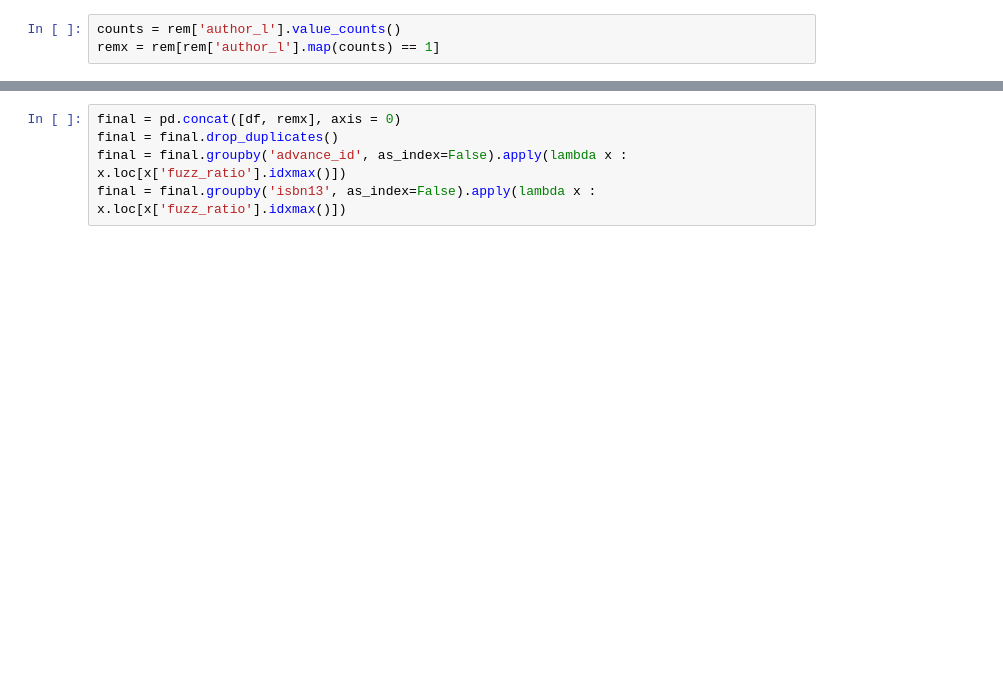
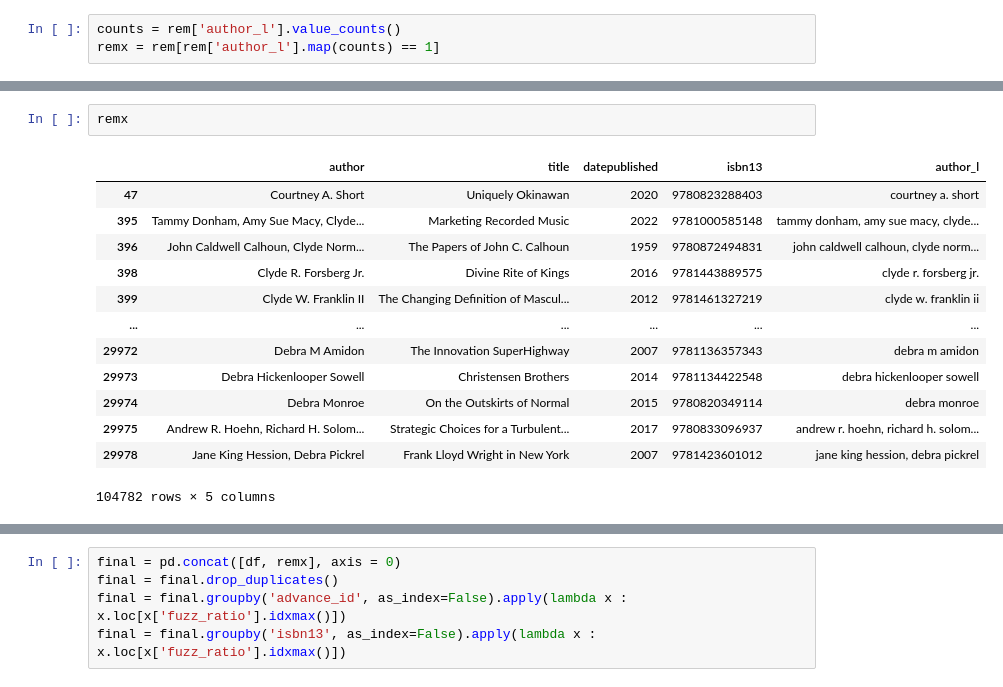
Before and after one commit to rakesh9177/RA_Project, a Jupyter notebook: booktitle_advances_analysis.ipynb, the cells around one changed output, grey strips where cells are left out. Drawn from its saved outputs; the diff is of its cells as text; blank space fills up the shorter version.

```diff
--- a/booktitle_advances_analysis.ipynb
+++ b/booktitle_advances_analysis.ipynb
@@ -194,2 +222,18 @@ remx = rem[rem['author_l'].map(counts) == 1]
+# %%
+remx
+# %% [output]
+|  | author | title | datepublished | isbn13 | author_l |
+| 47 | Courtney A. Short | Uniquely Okinawan | 2020 | 9780823288403 | courtney a. short |
+| 395 | Tammy Donham, Amy Sue Macy, Clyde... | Marketing Recorded Music | 2022 | 9781000585148 | tammy donham, amy sue macy, clyde... |
+| 396 | John Caldwell Calhoun, Clyde Norm... | The Papers of John C. Calhoun | 1959 | 9780872494831 | john caldwell calhoun, clyde norm... |
+| 398 | Clyde R. Forsberg Jr. | Divine Rite of Kings | 2016 | 9781443889575 | clyde r. forsberg jr. |
+| 399 | Clyde W. Franklin II | The Changing Definition of Mascul... | 2012 | 9781461327219 | clyde w. franklin ii |
+| ... | ... | ... | ... | ... | ... |
+| 29972 | Debra M Amidon | The Innovation SuperHighway | 2007 | 9781136357343 | debra m amidon |
+| 29973 | Debra Hickenlooper Sowell | Christensen Brothers | 2014 | 9781134422548 | debra hickenlooper sowell |
+| 29974 | Debra Monroe | On the Outskirts of Normal | 2015 | 9780820349114 | debra monroe |
+| 29975 | Andrew R. Hoehn, Richard H. Solom... | Strategic Choices for a Turbulent... | 2017 | 9780833096937 | andrew r. hoehn, richard h. solom... |
+| 29978 | Jane King Hession, Debra Pickrel | Frank Lloyd Wright in New York | 2007 | 9781423601012 | jane king hession, debra pickrel |
+104782 rows × 5 columns
 # %%
 remx = remx[((remx['datepublished'] - remx['Date']).dt.days <=1460) & ((remx['datepublished'] - remx['Date']).dt.days >=90) & (remx['author_l'].isin(df['author_l']))]
```
Also changed, not shown: parts of 14 cells of this notebook, 4 other files.
